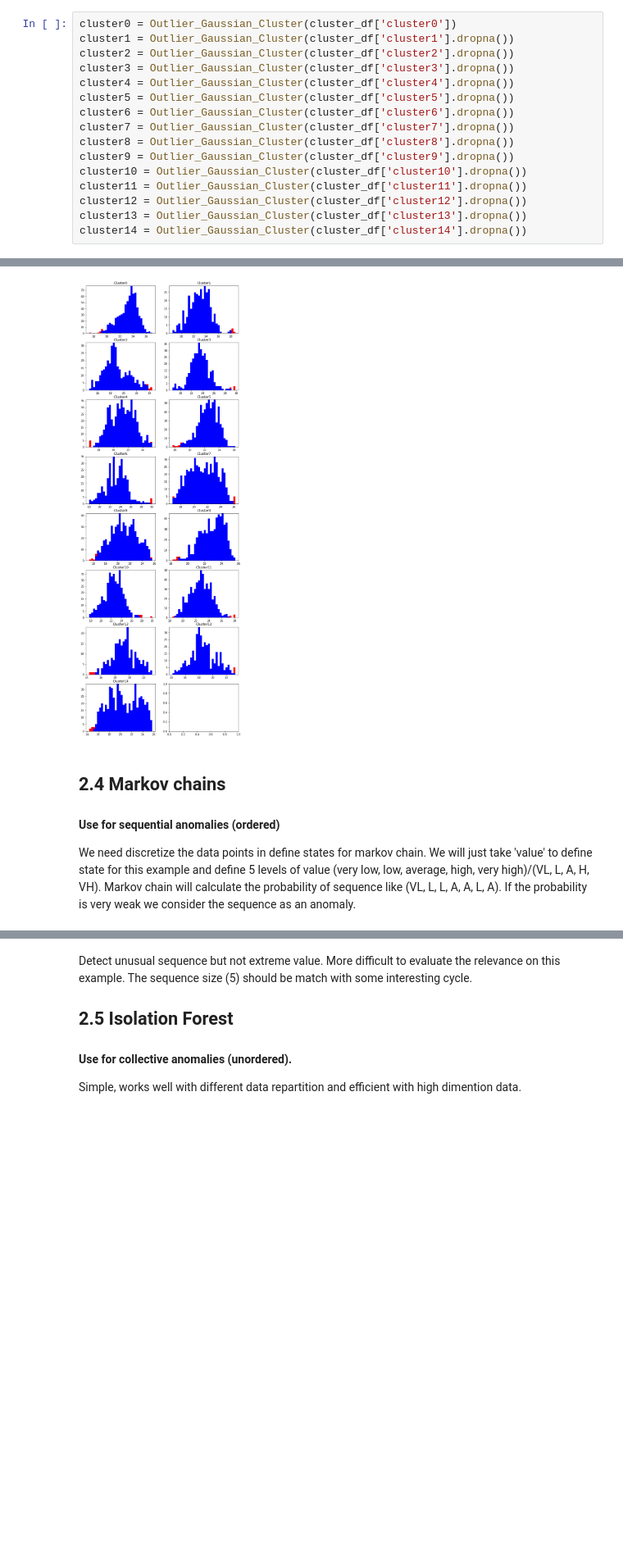
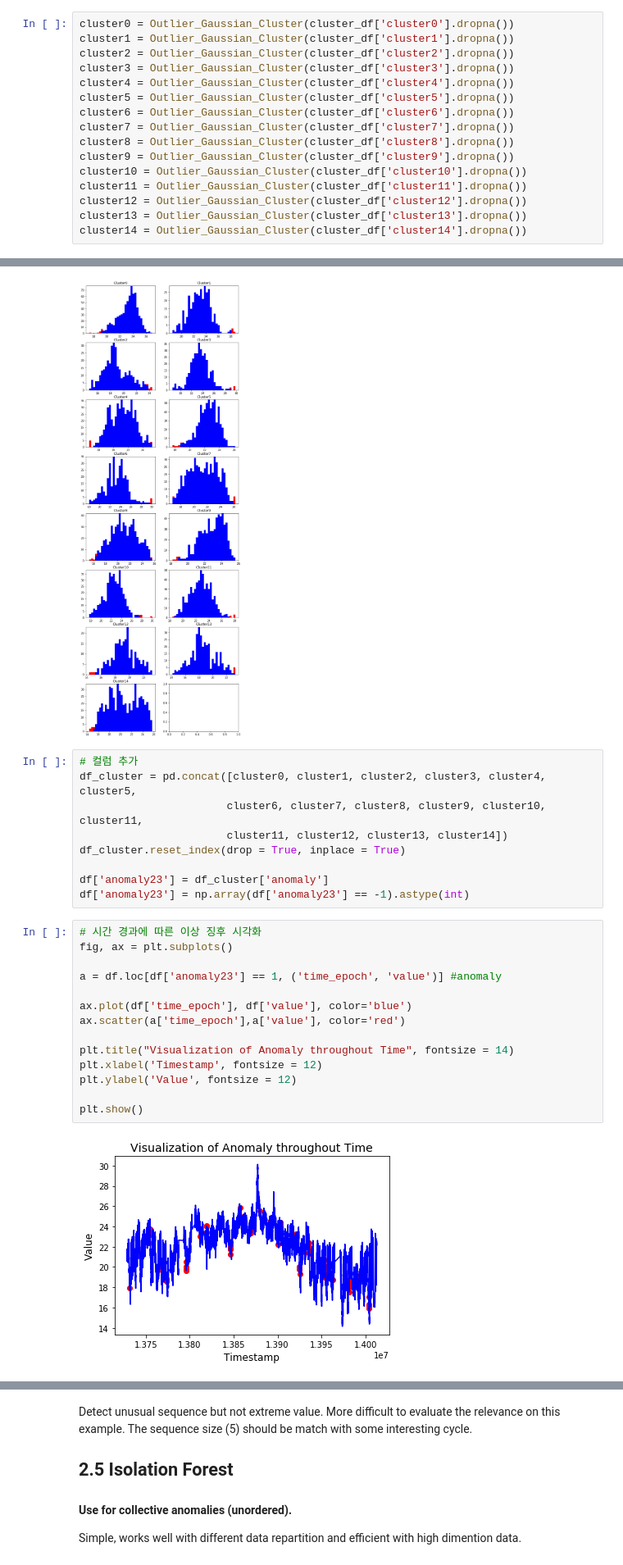
Before and after one commit to Yukkiasuna-sao/Anomaly_Detection, a Jupyter notebook: ipynb_translation/unsupervised-anomaly-detection.ipynb, the cells around one changed output, grey strips where cells are left out. Shown at 82% size. Cells and saved outputs as stored; diff of their text form; blank space fills up the shorter version.

```diff
--- a/ipynb_translation/unsupervised-anomaly-detection.ipynb
+++ b/ipynb_translation/unsupervised-anomaly-detection.ipynb
@@ -479,7 +479,7 @@ def SegmentationAnomaly(x):
 
     return a, b
 # %%
-cluster0 = Outlier_Gaussian_Cluster(cluster_df['cluster0'])
+cluster0 = Outlier_Gaussian_Cluster(cluster_df['cluster0'].dropna())
 cluster1 = Outlier_Gaussian_Cluster(cluster_df['cluster1'].dropna())
 cluster2 = Outlier_Gaussian_Cluster(cluster_df['cluster2'].dropna())
 cluster3 = Outlier_Gaussian_Cluster(cluster_df['cluster3'].dropna())
@@ -535,8 +535,28 @@ for i, j in zip(subplots_list, range(len(cluster_list))):
 plt.show()
 # %% [output]
 [figure]
-# %% [markdown]
-## 2.4 Markov chains
-#### Use for  sequential anomalies (ordered)
-We need discretize the data points in define states for markov chain. We will just take 'value' to define state for this example and define 5 levels of value (very low, low, average, high, very high)/(VL, L, A, H, VH).
-Markov chain will calculate the probability of sequence like (VL, L, L, A, A, L, A). If the probability is very weak we consider the sequence as an anomaly.
+# %%
+# 컬럼 추가
+df_cluster = pd.concat([cluster0, cluster1, cluster2, cluster3, cluster4, cluster5,
+                       cluster6, cluster7, cluster8, cluster9, cluster10, cluster11,
+                       cluster11, cluster12, cluster13, cluster14])
+df_cluster.reset_index(drop = True, inplace = True)
+
+df['anomaly23'] = df_cluster['anomaly']
+df['anomaly23'] = np.array(df['anomaly23'] == -1).astype(int)
+# %%
+# 시간 경과에 따른 이상 징후 시각화
+fig, ax = plt.subplots()
+
+a = df.loc[df['anomaly23'] == 1, ('time_epoch', 'value')] #anomaly
+
+ax.plot(df['time_epoch'], df['value'], color='blue')
+ax.scatter(a['time_epoch'],a['value'], color='red')
+
+plt.title("Visualization of Anomaly throughout Time", fontsize = 14)
+plt.xlabel('Timestamp', fontsize = 12)
+plt.ylabel('Value', fontsize = 12)
+
+plt.show()
+# %% [output]
+[figure, added]
```
Also changed, not shown: parts of 21 cells of this notebook, 4 other files.
